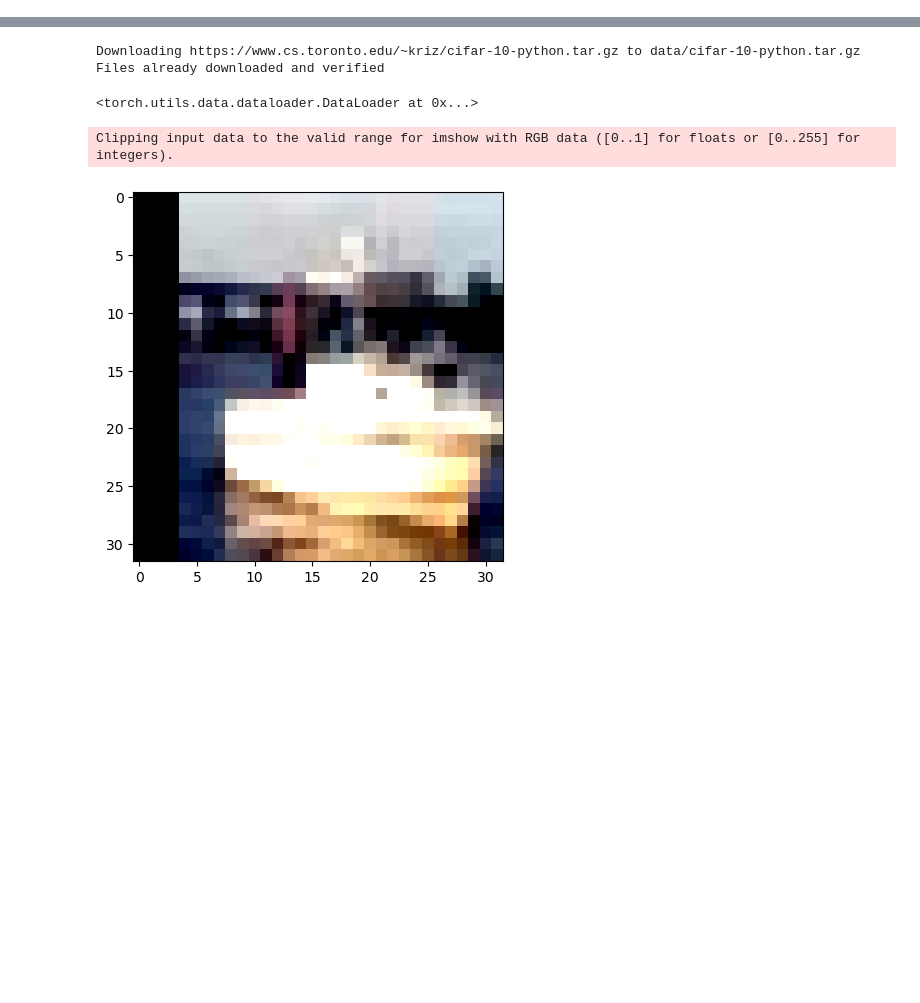
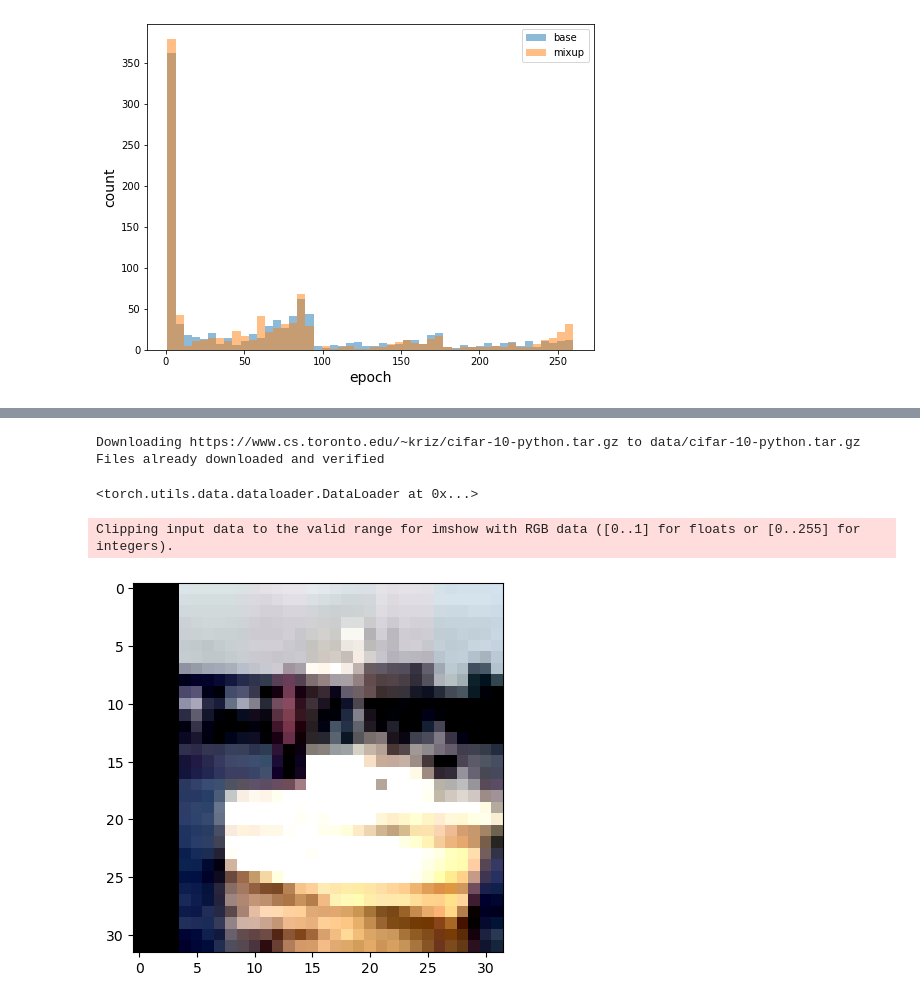
Before and after one commit to piotrhm/master-thesis, a Jupyter notebook: notebooks/13_11_2022_eh_results.ipynb, the cells around one changed output, grey strips where cells are left out. Drawn from its saved outputs; the diff is of its cells as text; code cells hidden in the pictures; blank space fills up the shorter version.

```diff
--- a/notebooks/13_11_2022_eh_results.ipynb
+++ b/notebooks/13_11_2022_eh_results.ipynb
@@ -69,0 +6,34 @@ mixup_idx_oc_3 = func(df_mixup_oc_3)
+# %%
+df_base = pd.read_csv("../data/cifar_10C_resnet_2023_04_24-11_01_31_AM.csv", header=None)
+df_mixup = pd.read_csv("../data/cifar_10C_resnet_mixup_2023_04_24-01_15_36_PM.csv", header=None)
+# %%
+def func(df):
+    index = []
+    for i, row in df.iterrows():
+        arr_row = row.to_numpy()
+        arr_row = [int(re.findall(r'\d+',str(x))[0]) for x in arr_row]
+        target = arr_row[0]
+        for idx, i in enumerate(reversed(arr_row[1:])):
+            if target == i:
+                continue
+            elif target != i and idx == 0:
+                index.append(260)
+                break
+            elif target != i:
+                index.append(len(arr_row)-idx-1)
+                break
+    return index
+# %%
+df_base_converted = func(df_base)
+df_mixup_converted = func(df_mixup)
+# %%
+plt.figure(figsize=(8,6))
+plt.hist(df_base_converted, bins=50, alpha=0.5, label="base")
+plt.hist(df_mixup_converted, bins=50, alpha=0.5, label="mixup")
+
+plt.xlabel("epoch", size=14)
+plt.ylabel("count", size=14)
+plt.legend(loc='upper right')
+plt.savefig("cifar10-eh.png")
+# %% [output]
+[figure, added]
```
Also changed, not shown: parts of 18 cells of this notebook, 17 other files.
